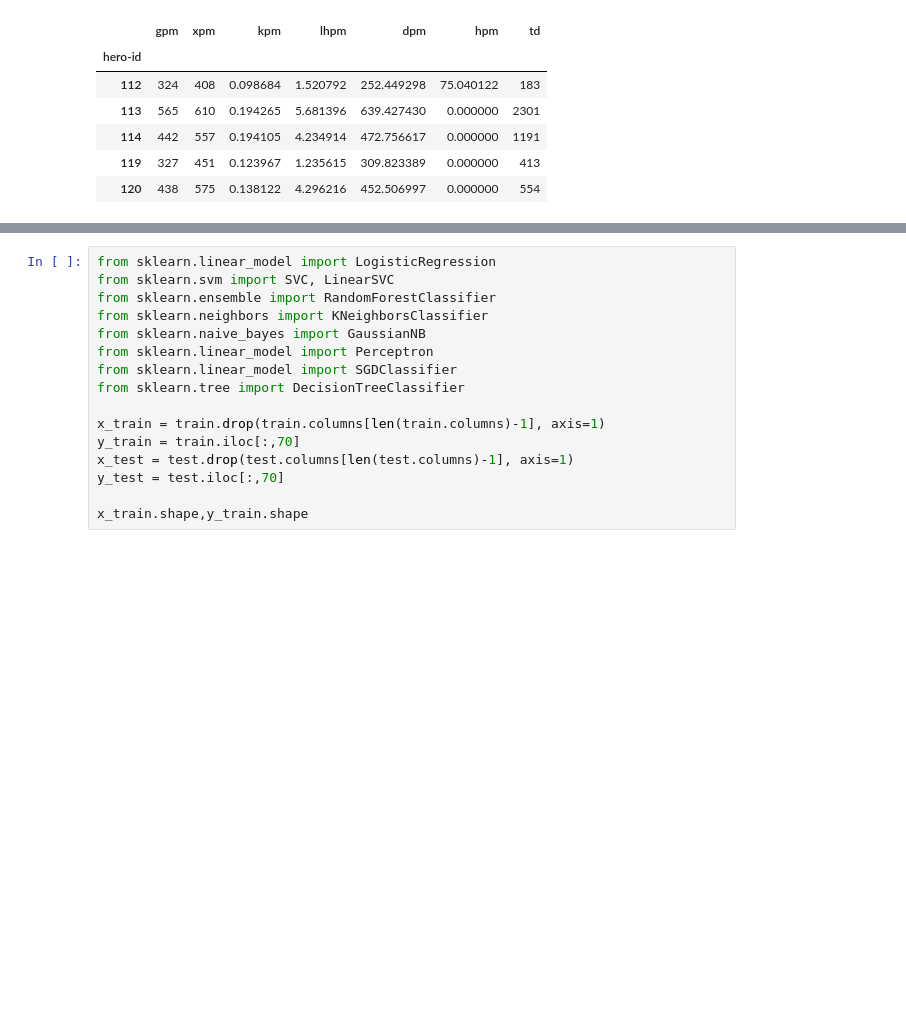
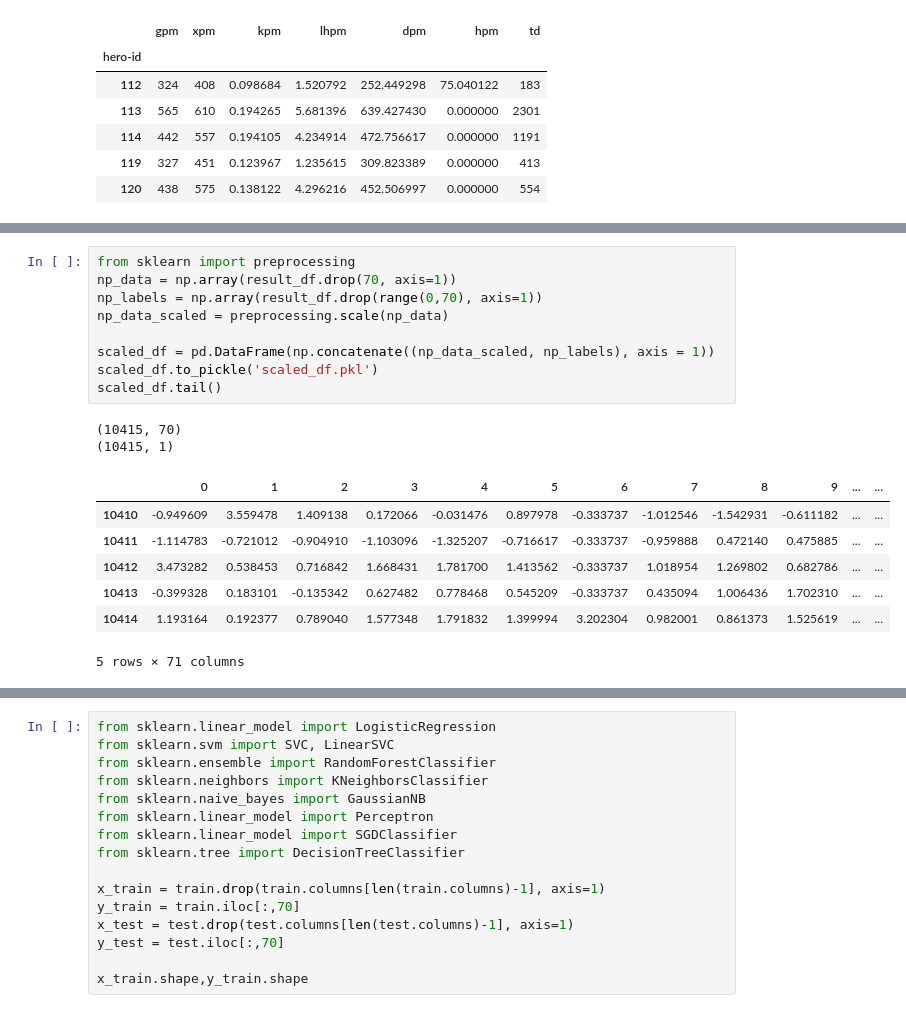
Before and after one commit to moonrobin/dota2-predictor, a Jupyter notebook: data/scikit-learn-models.ipynb, the cells around one changed output, grey strips where cells are left out. Drawn from its saved outputs; the diff is of its cells as text; blank space fills up the shorter version.

Commit message:
Updated preprocessing

```diff
--- a/data/scikit-learn-models.ipynb
+++ b/data/scikit-learn-models.ipynb
@@ -47 +47,20 @@ result_df.tail()
 5 rows × 71 columns
+# %%
+from sklearn import preprocessing
+np_data = np.array(result_df.drop(70, axis=1))
+np_labels = np.array(result_df.drop(range(0,70), axis=1))
+np_data_scaled = preprocessing.scale(np_data)
+
+scaled_df = pd.DataFrame(np.concatenate((np_data_scaled, np_labels), axis = 1))
+scaled_df.to_pickle('scaled_df.pkl')
+scaled_df.tail()
+# %% [output]
+(10415, 70)
+(10415, 1)
+|  | 0 | 1 | 2 | 3 | 4 | 5 | 6 | 7 | 8 | 9 | ... | ... |
+| 10410 | -0.949609 | 3.559478 | 1.409138 | 0.172066 | -0.031476 | 0.897978 | -0.333737 | -1.012546 | -1.542931 | -0.611182 | ... | ... |
+| 10411 | -1.114783 | -0.721012 | -0.904910 | -1.103096 | -1.325207 | -0.716617 | -0.333737 | -0.959888 | 0.472140 | 0.475885 | ... | ... |
+| 10412 | 3.473282 | 0.538453 | 0.716842 | 1.668431 | 1.781700 | 1.413562 | -0.333737 | 1.018954 | 1.269802 | 0.682786 | ... | ... |
+| 10413 | -0.399328 | 0.183101 | -0.135342 | 0.627482 | 0.778468 | 0.545209 | -0.333737 | 0.435094 | 1.006436 | 1.702310 | ... | ... |
+| 10414 | 1.193164 | 0.192377 | 0.789040 | 1.577348 | 1.791832 | 1.399994 | 3.202304 | 0.982001 | 0.861373 | 1.525619 | ... | ... |
+5 rows × 71 columns
```
Also changed, not shown: parts of 4 cells of this notebook, 2 other files.
